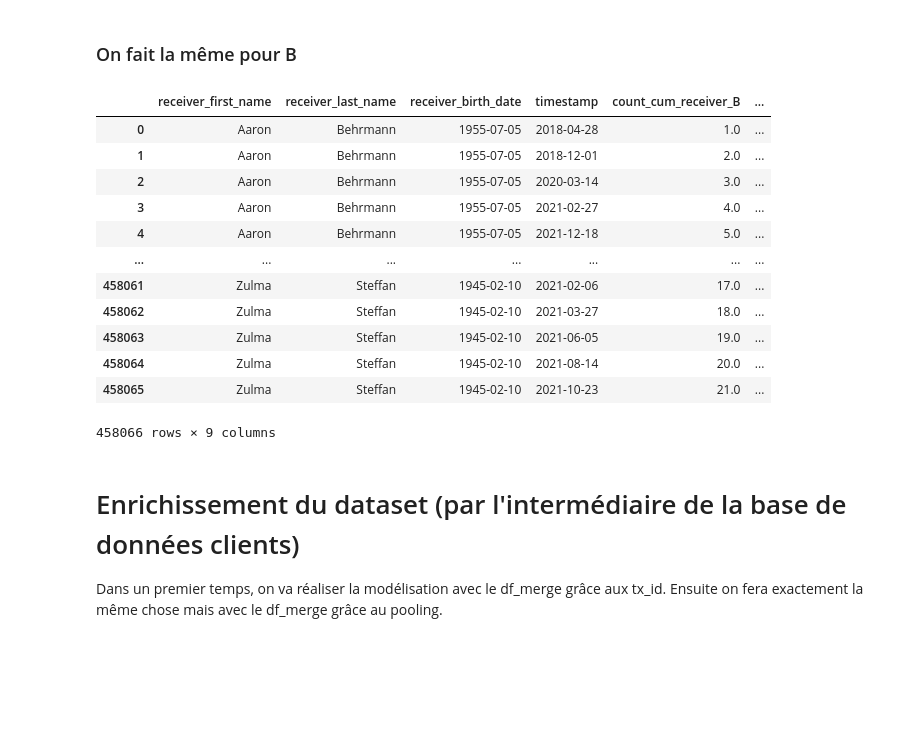
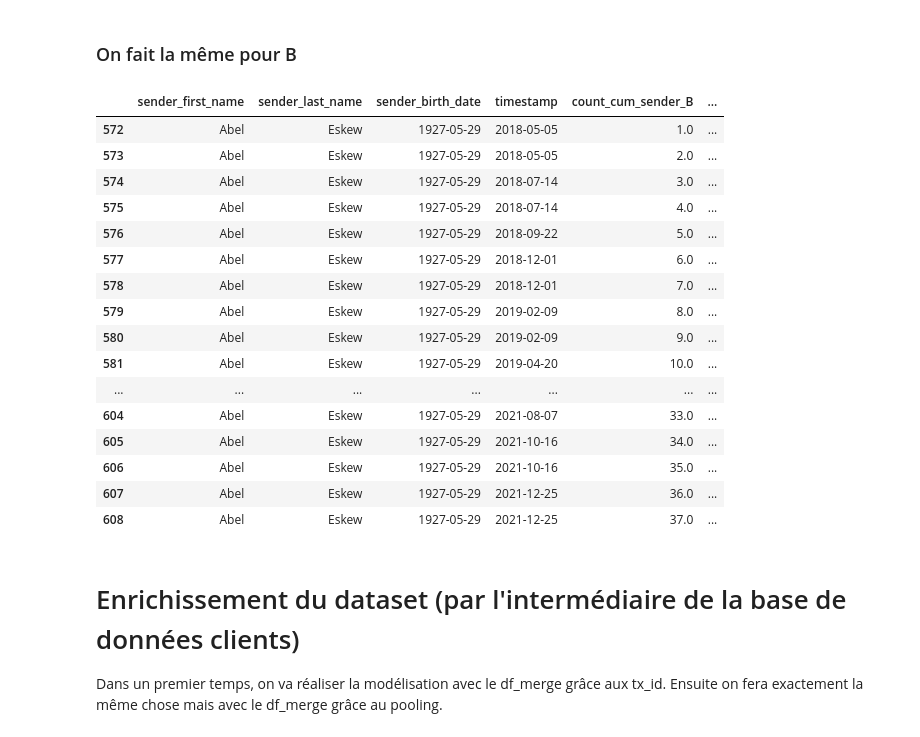
Before and after one commit to CorentinPernot/Statapp, a Jupyter notebook: Notebook/Base_clients_enrichissements.ipynb, the cells around one changed output. Saved outputs shown, nothing was run; the diff lists cells and outputs as text; code cells hidden in the pictures; blank space fills up the shorter version.

```diff
--- a/Notebook/Base_clients_enrichissements.ipynb
+++ b/Notebook/Base_clients_enrichissements.ipynb
@@ -425,21 +425,25 @@ df.rename(columns={'is_alert_solo': 'nb_is_alert_solo_receiver_B'},inplace=True)
 df_test= pd.concat([df_test,df],axis=1)
 df_BC_receiver_B = df_test.copy()
 # %%
-df_BC_receiver_B
+df_BC_sender_B[(df_BC_sender_B.sender_first_name=='Abel')&(df_BC_sender_B.sender_last_name=='Eskew')]
 # %% [output]
-|  | receiver_first_name | receiver_last_name | receiver_birth_date | timestamp | count_cum_receiver_B | ... |
-| 0 | Aaron | Behrmann | 1955-07-05 | 2018-04-28 | 1.0 | ... |
-| 1 | Aaron | Behrmann | 1955-07-05 | 2018-12-01 | 2.0 | ... |
-| 2 | Aaron | Behrmann | 1955-07-05 | 2020-03-14 | 3.0 | ... |
-| 3 | Aaron | Behrmann | 1955-07-05 | 2021-02-27 | 4.0 | ... |
-| 4 | Aaron | Behrmann | 1955-07-05 | 2021-12-18 | 5.0 | ... |
+|  | sender_first_name | sender_last_name | sender_birth_date | timestamp | count_cum_sender_B | ... |
+| 572 | Abel | Eskew | 1927-05-29 | 2018-05-05 | 1.0 | ... |
+| 573 | Abel | Eskew | 1927-05-29 | 2018-05-05 | 2.0 | ... |
+| 574 | Abel | Eskew | 1927-05-29 | 2018-07-14 | 3.0 | ... |
+| 575 | Abel | Eskew | 1927-05-29 | 2018-07-14 | 4.0 | ... |
+| 576 | Abel | Eskew | 1927-05-29 | 2018-09-22 | 5.0 | ... |
+| 577 | Abel | Eskew | 1927-05-29 | 2018-12-01 | 6.0 | ... |
+| 578 | Abel | Eskew | 1927-05-29 | 2018-12-01 | 7.0 | ... |
+| 579 | Abel | Eskew | 1927-05-29 | 2019-02-09 | 8.0 | ... |
+| 580 | Abel | Eskew | 1927-05-29 | 2019-02-09 | 9.0 | ... |
+| 581 | Abel | Eskew | 1927-05-29 | 2019-04-20 | 10.0 | ... |
 | ... | ... | ... | ... | ... | ... | ... |
-| 458061 | Zulma | Steffan | 1945-02-10 | 2021-02-06 | 17.0 | ... |
-| 458062 | Zulma | Steffan | 1945-02-10 | 2021-03-27 | 18.0 | ... |
-| 458063 | Zulma | Steffan | 1945-02-10 | 2021-06-05 | 19.0 | ... |
-| 458064 | Zulma | Steffan | 1945-02-10 | 2021-08-14 | 20.0 | ... |
-| 458065 | Zulma | Steffan | 1945-02-10 | 2021-10-23 | 21.0 | ... |
+| 604 | Abel | Eskew | 1927-05-29 | 2021-08-07 | 33.0 | ... |
+| 605 | Abel | Eskew | 1927-05-29 | 2021-10-16 | 34.0 | ... |
+| 606 | Abel | Eskew | 1927-05-29 | 2021-10-16 | 35.0 | ... |
+| 607 | Abel | Eskew | 1927-05-29 | 2021-12-25 | 36.0 | ... |
+| 608 | Abel | Eskew | 1927-05-29 | 2021-12-25 | 37.0 | ... |
-458066 rows × 9 columns
 # %% [markdown]
 
 
```
Also changed, not shown: parts of 11 cells of this notebook.
